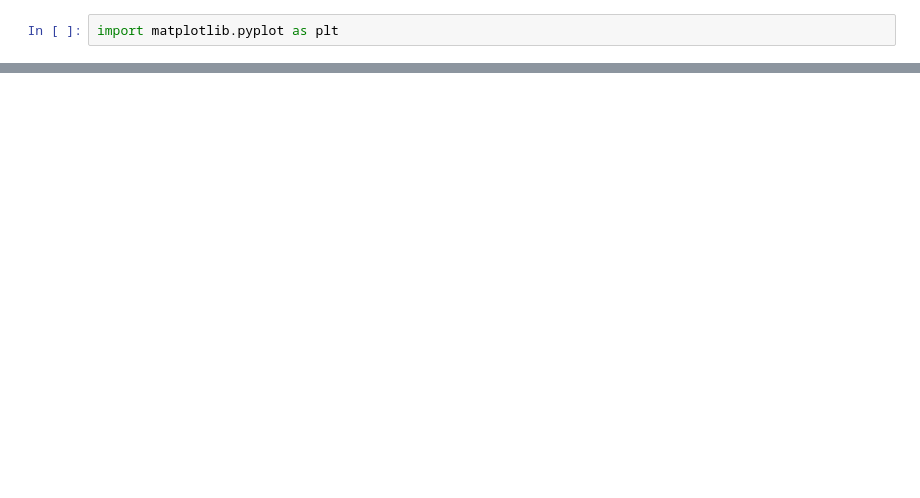
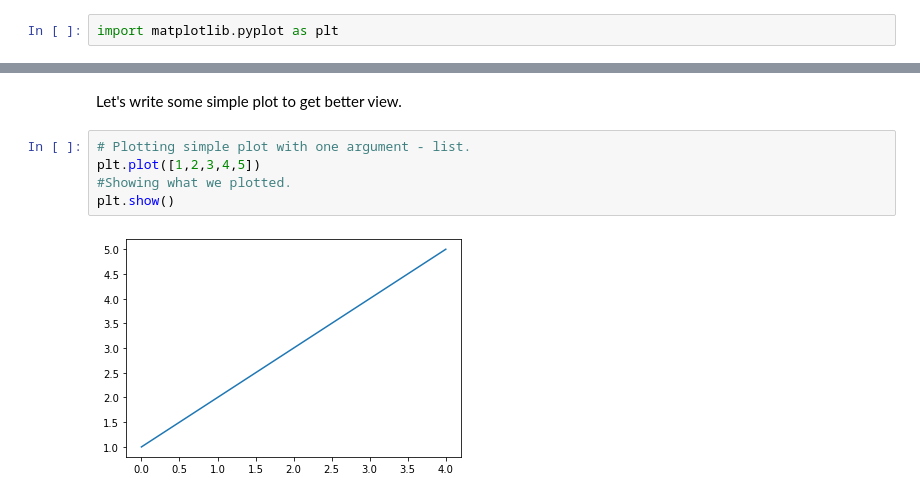
Before and after one commit to DracoNibilis/CAO_Points_Analysis, a Jupyter notebook: pyplot.ipynb, the cells around one changed output, grey strips where cells are left out. Saved outputs shown, nothing was run; the diff lists cells and outputs as text; blank space fills up the shorter version.

```diff
--- a/pyplot.ipynb
+++ b/pyplot.ipynb
@@ -42,0 +75,9 @@ import matplotlib.pyplot as plt
+# %% [markdown]
+Let's write some simple plot to get better view.
+# %%
+# Plotting simple plot with one argument - list.
+plt.plot([1,2,3,4,5])
+#Showing what we plotted.
+plt.show()
+# %% [output]
+[figure, added]
```
Also changed, not shown: parts of 20 cells of this notebook.
